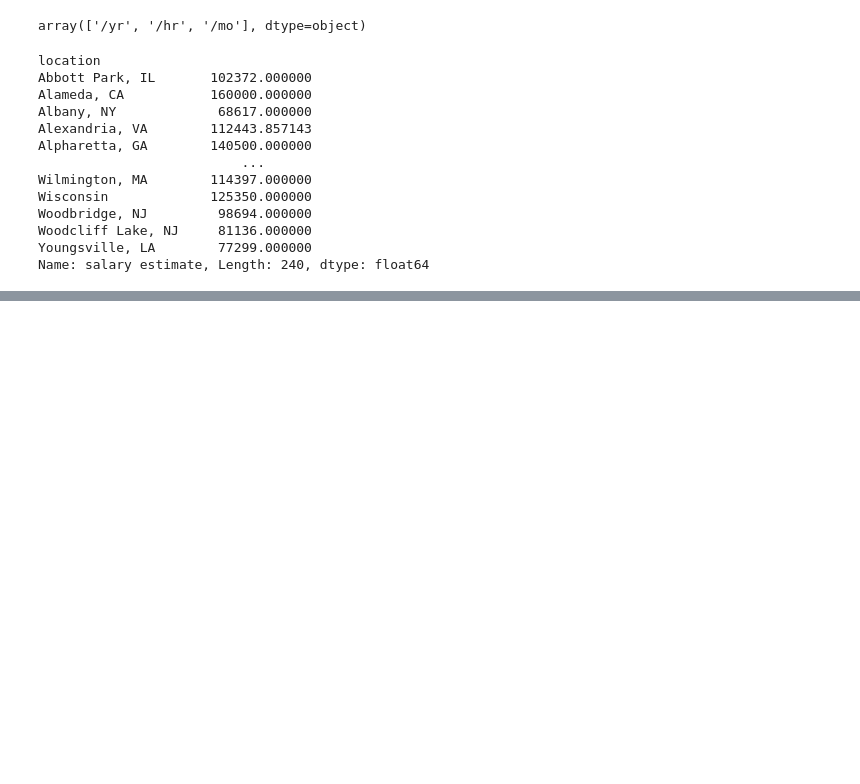
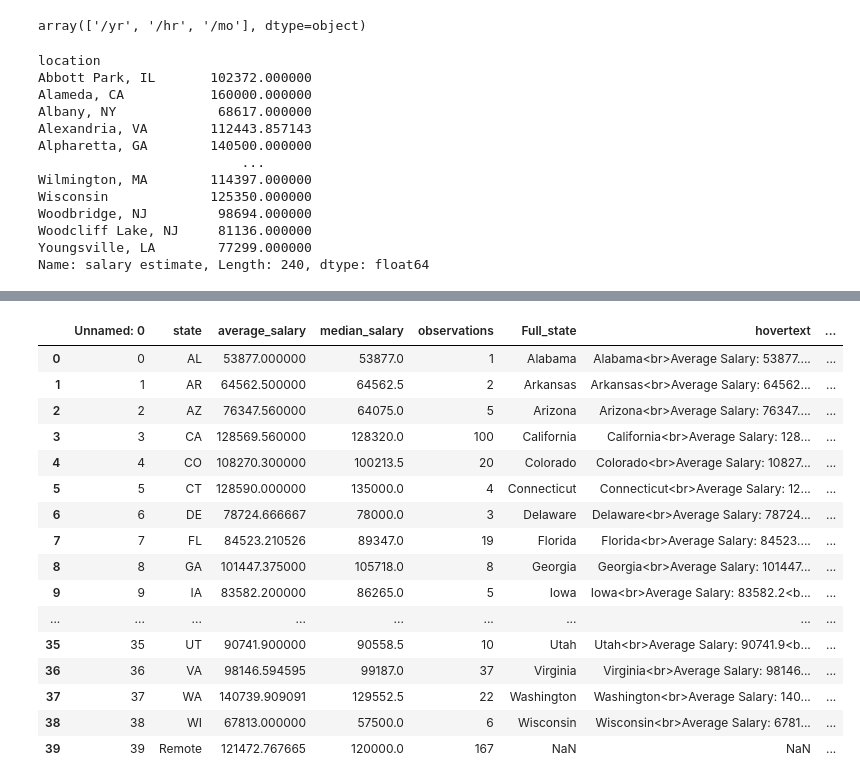
Before and after one commit to a-gantzia/job-postings, a Jupyter notebook: salary_eda.ipynb, the cells around one changed output, grey strips where cells are left out. Drawn from its saved outputs; the diff is of its cells as text; code cells hidden in the pictures; blank space fills up the shorter version.

```diff
--- a/salary_eda.ipynb
+++ b/salary_eda.ipynb
@@ -187,0 +171,2 @@ plt.show()
+# %%
+df = pd.read_csv("data/salary_cost_of_living.csv")
@@ -187,0 +302,20 @@ plt.show()
+# %%
+df
+# %% [output]
+|  | Unnamed: 0 | state | average_salary | median_salary | observations | Full_state | hovertext | ... |
+| 0 | 0 | AL | 53877.000000 | 53877.0 | 1 | Alabama | Alabama<br>Average Salary: 53877.... | ... |
+| 1 | 1 | AR | 64562.500000 | 64562.5 | 2 | Arkansas | Arkansas<br>Average Salary: 64562... | ... |
+| 2 | 2 | AZ | 76347.560000 | 64075.0 | 5 | Arizona | Arizona<br>Average Salary: 76347.... | ... |
+| 3 | 3 | CA | 128569.560000 | 128320.0 | 100 | California | California<br>Average Salary: 128... | ... |
+| 4 | 4 | CO | 108270.300000 | 100213.5 | 20 | Colorado | Colorado<br>Average Salary: 10827... | ... |
+| 5 | 5 | CT | 128590.000000 | 135000.0 | 4 | Connecticut | Connecticut<br>Average Salary: 12... | ... |
+| 6 | 6 | DE | 78724.666667 | 78000.0 | 3 | Delaware | Delaware<br>Average Salary: 78724... | ... |
+| 7 | 7 | FL | 84523.210526 | 89347.0 | 19 | Florida | Florida<br>Average Salary: 84523.... | ... |
+| 8 | 8 | GA | 101447.375000 | 105718.0 | 8 | Georgia | Georgia<br>Average Salary: 101447... | ... |
+| 9 | 9 | IA | 83582.200000 | 86265.0 | 5 | Iowa | Iowa<br>Average Salary: 83582.2<b... | ... |
+| ... | ... | ... | ... | ... | ... | ... | ... | ... |
+| 35 | 35 | UT | 90741.900000 | 90558.5 | 10 | Utah | Utah<br>Average Salary: 90741.9<b... | ... |
+| 36 | 36 | VA | 98146.594595 | 99187.0 | 37 | Virginia | Virginia<br>Average Salary: 98146... | ... |
+| 37 | 37 | WA | 140739.909091 | 129552.5 | 22 | Washington | Washington<br>Average Salary: 140... | ... |
+| 38 | 38 | WI | 67813.000000 | 57500.0 | 6 | Wisconsin | Wisconsin<br>Average Salary: 6781... | ... |
+| 39 | 39 | Remote | 121472.767665 | 120000.0 | 167 | NaN | NaN | ... |
```
Also changed, not shown: parts of 23 cells of this notebook, 19 other files.
